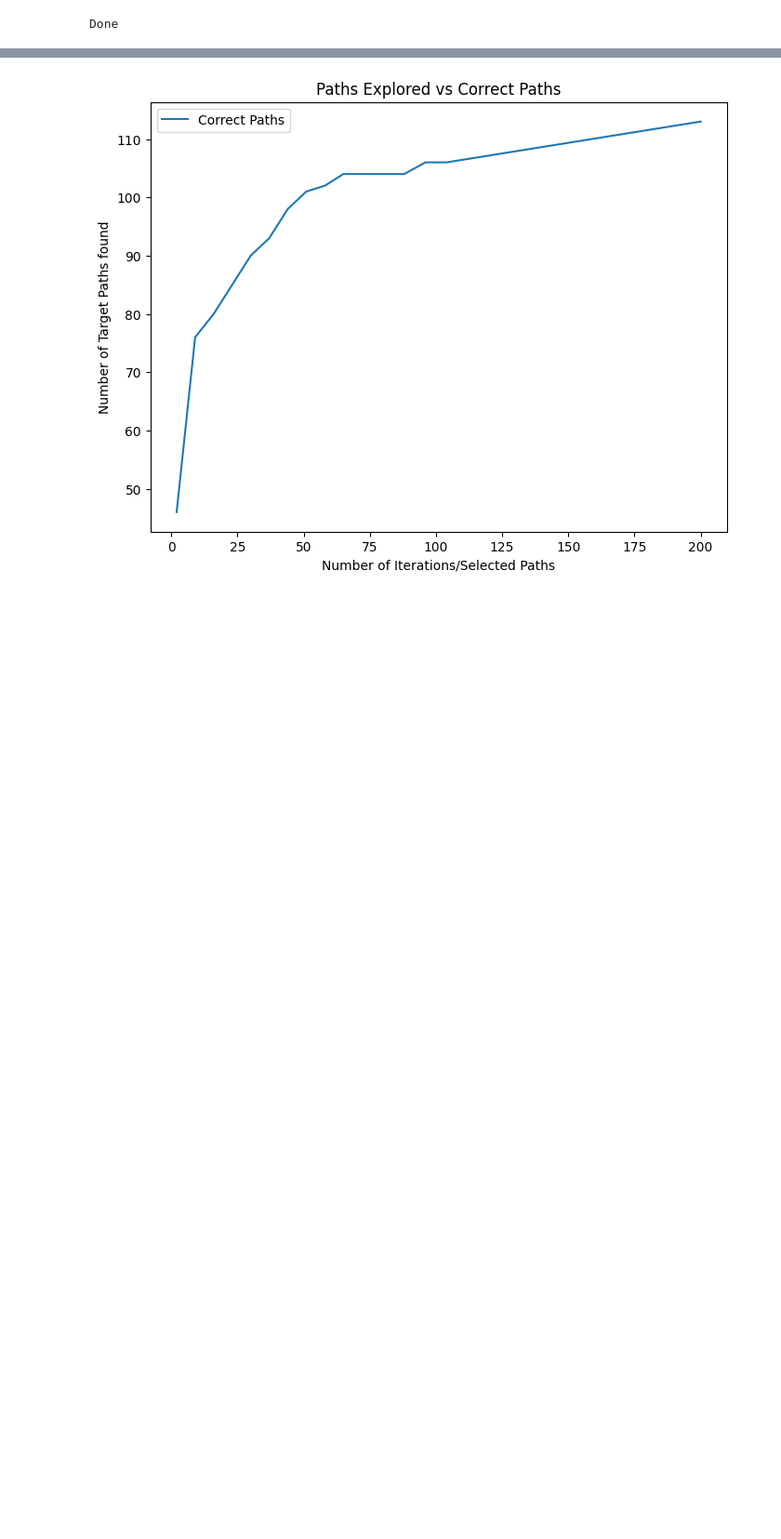
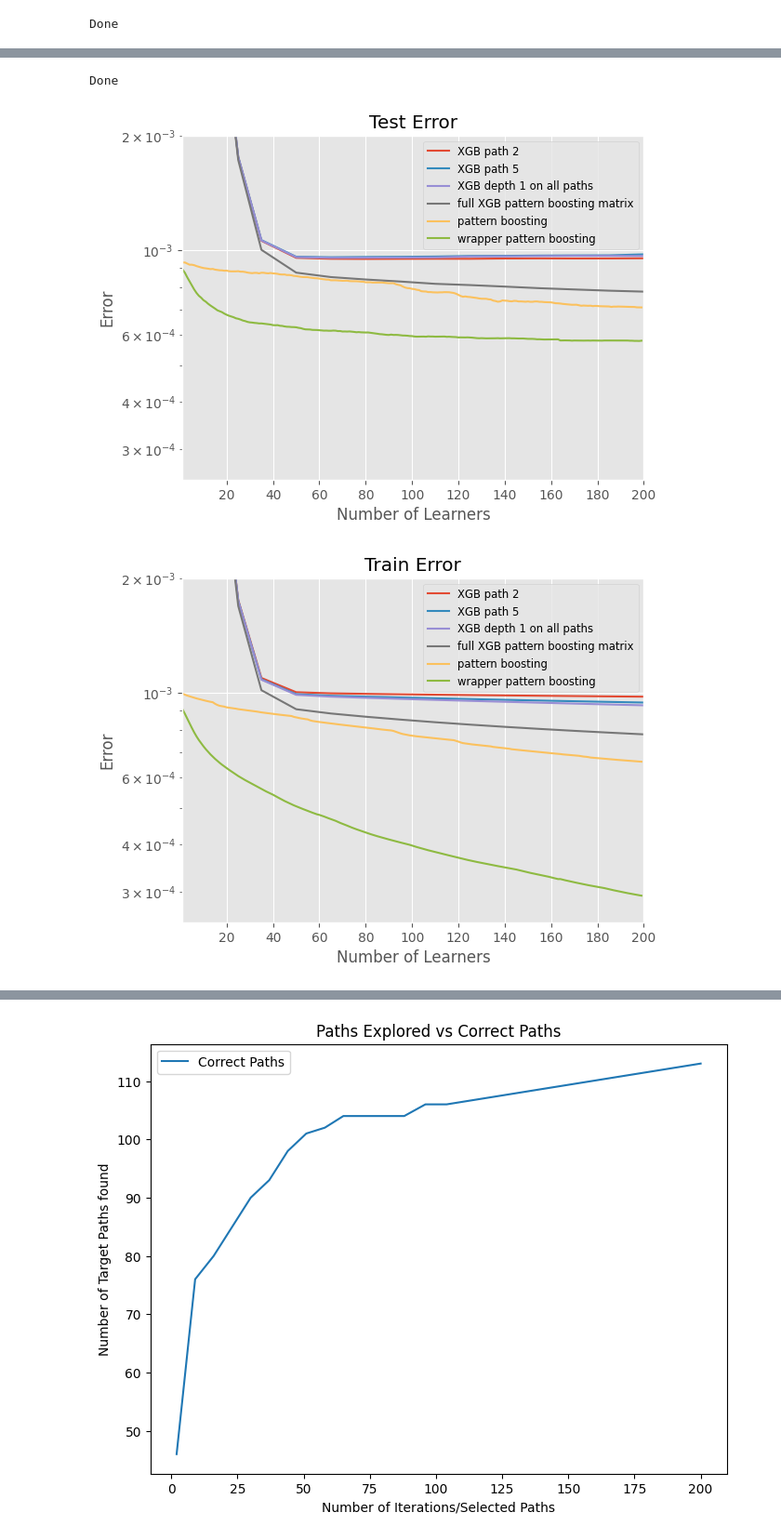
Before and after one commit to Claudio-Me/Path-Boosting-Public, a Jupyter notebook: wrapped_boosting_analysis.ipynb, the cells around one changed output, grey strips where cells are left out. Shown at 93% size. Cells and saved outputs as stored; diff of their text form; code cells hidden in the pictures; blank space fills up the shorter version.

```diff
--- a/wrapped_boosting_analysis.ipynb
+++ b/wrapped_boosting_analysis.ipynb
@@ -39,9 +39,9 @@ dataset_name = "5_k_selection_graphs"
 pattern_boosting_model_name = "frequency_matrix"
 
 max_n_learners = 200
-number_of_learners = [1, 2, 5, 7, 10, 15, 20, 25, 35] + list(range(50, max_n_learners + 1, 50))
+number_of_learners = [1, 2, 5, 7, 10, 15, 20, 25, 35] + list(range(50, max_n_learners + 1, 15))
 
-max_path_length = [2, 3, 4, 5, 15]
+max_path_length = [2, 5]
 
 max_depth = 1
 
@@ -303,7 +341,7 @@ if True:
 
     errors_test_list.append(pattern_boosting.test_error)
     errors_train_list.append(pattern_boosting.train_error)
-    n_learners_list.append(range(1, len(pattern_boosting.test_error) + 1))
+    n_learners_list.append(list(range(0, len(pattern_boosting.test_error))))
     labels_list.append('pattern boosting')
     #--------------------------------------------------------------------------------------------------------------------------------------------------------------
 
@@ -313,7 +351,7 @@ if True:
 
     errors_test_list.append(wrapper_pattern_boosting.test_error)
     errors_train_list.append(wrapper_pattern_boosting.train_error)
-    n_learners_list.append(range(1, len(wrapper_pattern_boosting.test_error) + 1))
+    n_learners_list.append(list(range(0, len(wrapper_pattern_boosting.test_error) )))
     labels_list.append('wrapper pattern boosting')
 
     # saving the errors
@@ -331,6 +369,8 @@ if True:
 
 #----------------------------------------------------------------------------------------------------------------------------------------------------------------------------------
 print("Done")
+# %% [output]
+Done
 # %%
 # load the errors
 directory = data_reader.get_save_location(folder_relative_path="results/jupiter/plot", unique_subfolder=False)
@@ -387,31 +427,35 @@ def plot_error_evolution(error_list: List[List[float]],
 
     for error, number_of_learners, label in zip(error_list, number_of_learners_list, labels):
         ax.plot(number_of_learners, error, label=label)
 
     ax.xaxis.set_major_locator(MaxNLocator(integer=True))  # Force x-axis to show only integer values
 
     if x_lim is not None:
         ax.set_xlim(x_lim)
 
     if y_lim is not None:
         ax.set_ylim(y_lim)
 
     ax.set_xlabel('Number of Learners')
     ax.set_ylabel('Error')
     ax.set_title(title)
     ax.legend()
+    ax.set_yscale('log')
     ax.legend(fontsize=legend_fontsize)  # Set the legend font size
     ax.grid(True)
 
     plt.show()
 
 
-y_lim = (0.00, 0.0015)
+y_lim = (0.00025, 0.002)
 x_lim = (1, 200)
 
 plot_error_evolution(errors_test_list, n_learners_list, labels_list, title="Test Error", y_lim=y_lim,
                      x_lim=x_lim)
 plot_error_evolution(errors_train_list, n_learners_list, labels_list, title="Train Error", y_lim=y_lim,
                      x_lim=x_lim)
 
 #----------------------------------------------------------------------------------------------------------------------------------------------------------------------------------
+# %% [output]
+[figure, added]
+[figure, added]
```
Also changed, not shown: parts of 5 cells of this notebook, 3 other files.
